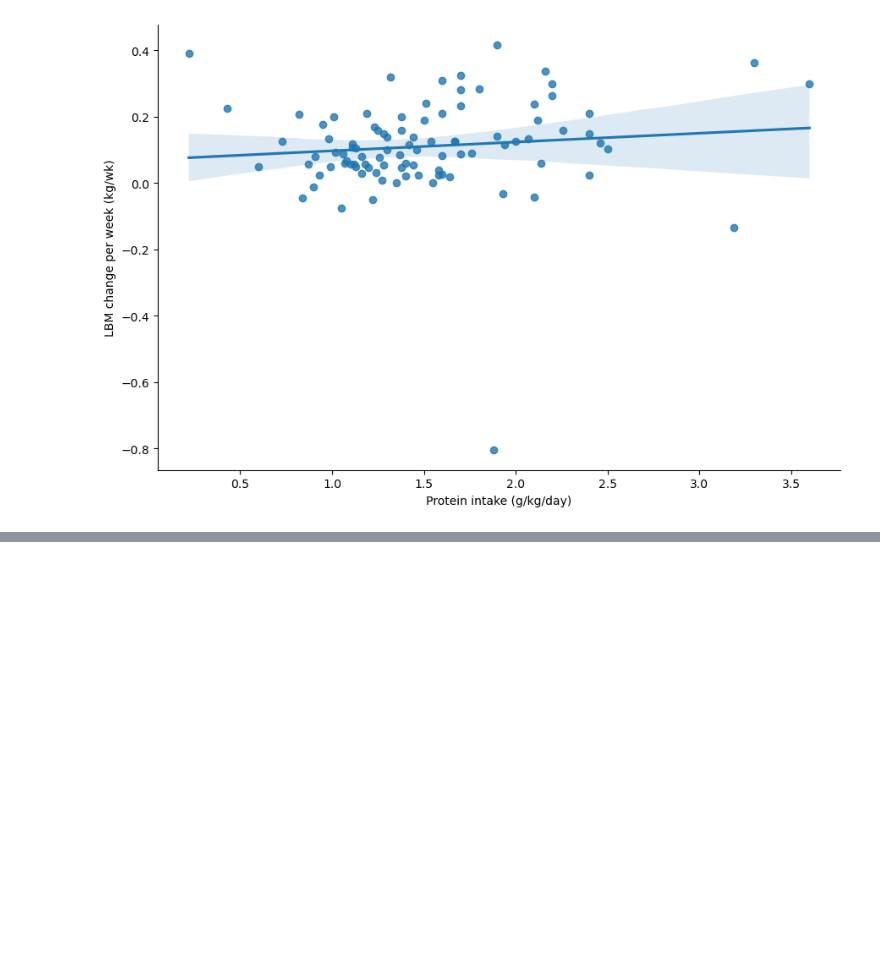
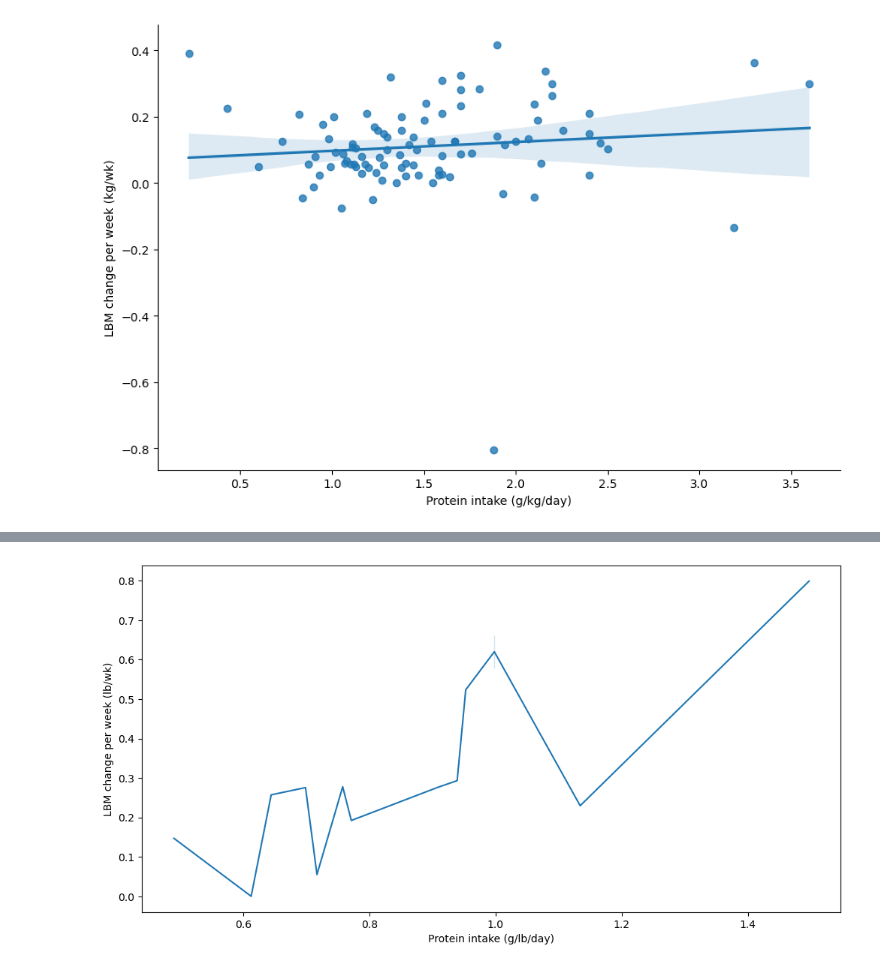
Before and after one commit to adriankUSA/portfolio, a Jupyter notebook: protein_resistance_analysis/protein_resistance_analysis.ipynb, the cells around one changed output, grey strips where cells are left out. Saved outputs shown, nothing was run; the diff lists cells and outputs as text; code cells hidden in the pictures; blank space fills up the shorter version.

```diff
--- a/protein_resistance_analysis/protein_resistance_analysis.ipynb
+++ b/protein_resistance_analysis/protein_resistance_analysis.ipynb
@@ -244,0 +303,2 @@ sns.lmplot(
+# %%
+df_bulk_or_maintain = df_clean[(df_clean["Energy balance"] == "Intake > Expenditure") | (df_clean["Energy balance"] == "Intake = Expenditure")]
@@ -244,0 +324,6 @@ sns.lmplot(
+# %%
+plt.figure(figsize=(12, 6))
+sns.lineplot(data=df_bulk_or_maintain, x="Protein intake (g/lb/day)", y="LBM change per week (lb/wk)")
+plt.show()
+# %% [output]
+[figure, added]
```
Also changed, not shown: parts of 27 cells of this notebook, 2 other files.
